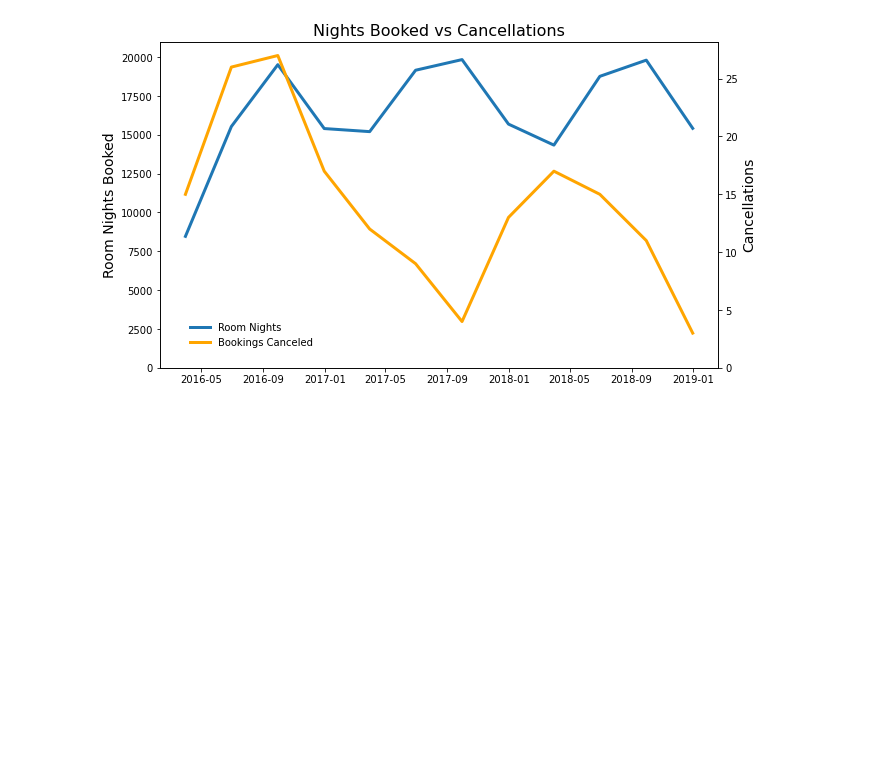
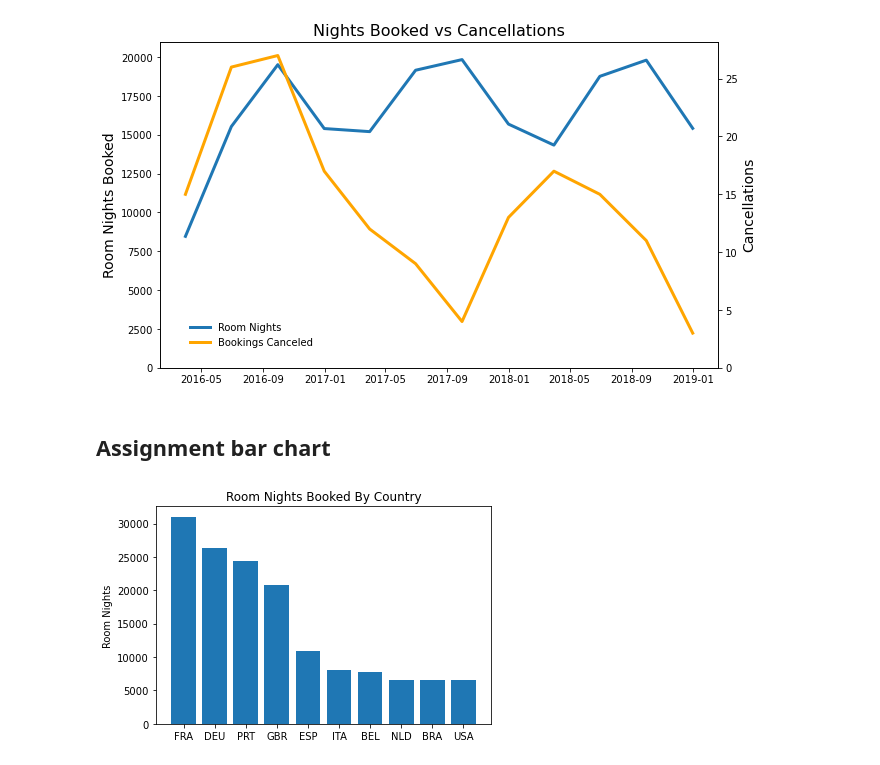
Before and after one commit to naruhikohama/dataviz-python, a Jupyter notebook: assignments.ipynb, the cells around one changed output. Cells and saved outputs as stored; diff of their text form; code cells hidden in the pictures; blank space fills up the shorter version.

```diff
--- a/assignments.ipynb
+++ b/assignments.ipynb
@@ -107,3 +107,27 @@ fig.legend(bbox_to_anchor = (.35, .25), frameon = False)
 plt.show()
 # %% [output]
 [figure]
+# %% [markdown]
+## Assignment bar chart
+# %%
+countries = (
+    hotels
+    .groupby('Nationality')
+    .agg(
+        RoomNights = pd.NamedAgg('RoomNights', 'sum'),
+        LodgingRevenue = pd.NamedAgg('LodgingRevenue', 'sum')
+    )
+    .sort_values('RoomNights', ascending=False)
+    .iloc[:10]
+)
+# %%
+fig, ax = plt.subplots()
+
+ax.bar(countries.index, countries['RoomNights'])
+
+ax.set_title('Room Nights Booked By Country')
+ax.set_ylabel('Room Nights')
+
+plt.show()
+# %% [output]
+[figure, added]
```
